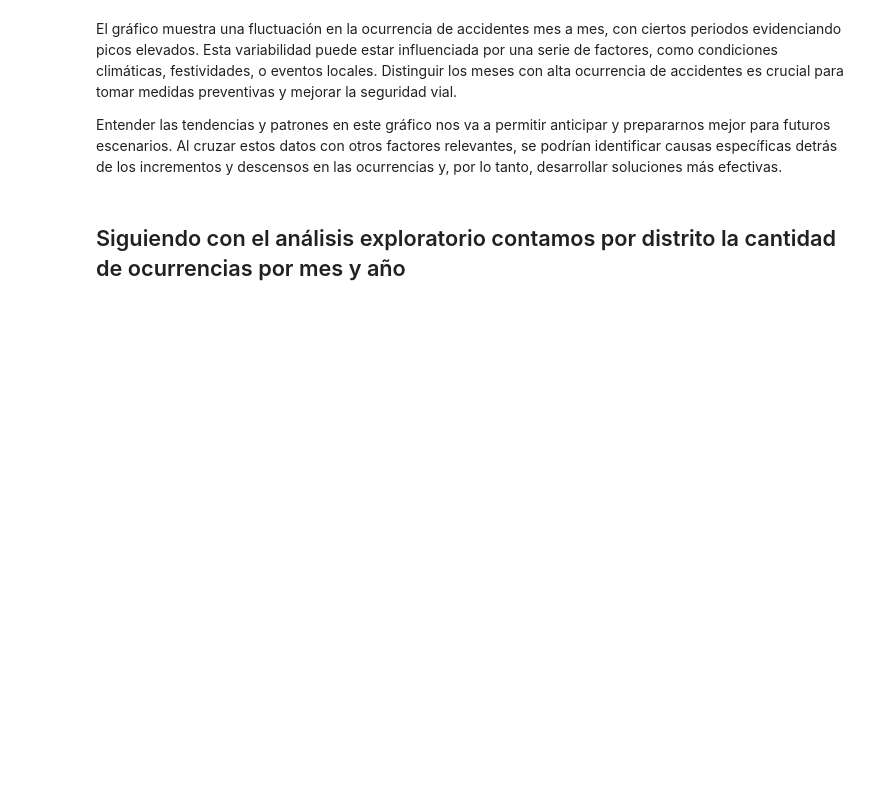
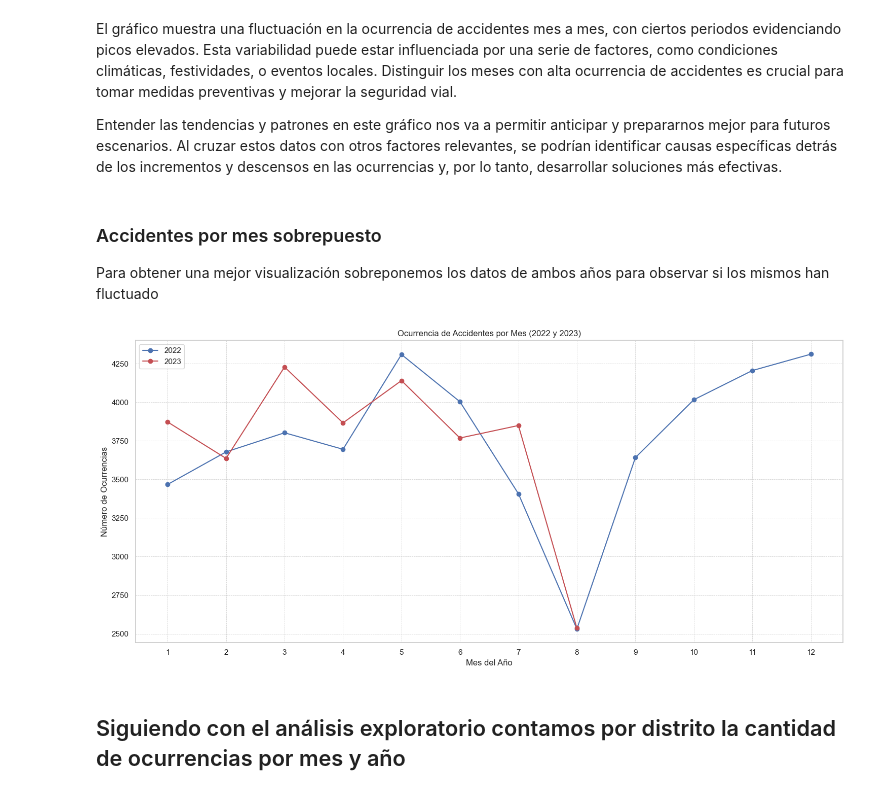
Before and after one commit to lucaramirezo/Traffic-Network-Transparency, a Jupyter notebook: Exploratory-Descriptive_Data_Analysis.ipynb, the cells around one changed output. Drawn from its saved outputs; the diff is of its cells as text; code cells hidden in the pictures; blank space fills up the shorter version.

Commit message:
Gráfico de accidentes por mes sobrepuesto

```diff
--- a/Exploratory-Descriptive_Data_Analysis.ipynb
+++ b/Exploratory-Descriptive_Data_Analysis.ipynb
@@ -73,6 +73,35 @@ plt.show()
 El gráfico muestra una fluctuación en la ocurrencia de accidentes mes a mes, con ciertos periodos evidenciando picos elevados. Esta variabilidad puede estar influenciada por una serie de factores, como condiciones climáticas, festividades, o eventos locales. Distinguir los meses con alta ocurrencia de accidentes es crucial para tomar medidas preventivas y mejorar la seguridad vial.
 
 Entender las tendencias y patrones en este gráfico nos va a permitir anticipar y prepararnos mejor para futuros escenarios. Al cruzar estos datos con otros factores relevantes, se podrían identificar causas específicas detrás de los incrementos y descensos en las ocurrencias y, por lo tanto, desarrollar soluciones más efectivas.
+# %% [markdown]
+### Accidentes por mes sobrepuesto
+Para obtener una mejor visualización sobreponemos los datos de ambos años para observar si los mismos han fluctuado
+# %%
+# Convertir la columna 'fecha' al formato de fecha y extraer el año y el mes
+combined_data['fecha'] = pd.to_datetime(combined_data['fecha'], format='%d/%m/%Y')
+combined_data['year'] = combined_data['fecha'].dt.year
+combined_data['month'] = combined_data['fecha'].dt.month
+# Agrupar los datos por año y mes, contando las ocurrencias
+monthly_ocurrency = combined_data.groupby(['year', 'month']).size().reset_index(name='ocurrencia')
+
+# Separar los datos por año para el gráfico
+ocurrency_2022 = monthly_ocurrency[monthly_ocurrency['year'] == 2022]
+ocurrency_2023 = monthly_ocurrency[monthly_ocurrency['year'] == 2023]
+
+# Generar el gráfico de líneas
+plt.figure(figsize=(15, 7))
+plt.plot(ocurrency_2022['month'], ocurrency_2022['ocurrencia'], marker='o', linestyle='-', color='b', label='2022')
+plt.plot(ocurrency_2023['month'], ocurrency_2023['ocurrencia'], marker='o', linestyle='-', color='r', label='2023')
+plt.title('Ocurrencia de Accidentes por Mes (2022 y 2023)')
+plt.xlabel('Mes del Año')
+plt.ylabel('Número de Ocurrencias')
+plt.xticks(range(1, 13))  # Asegurar que se muestran todos los meses
+plt.grid(True, which='both', linestyle='--', linewidth=0.5)
+plt.legend()
+plt.tight_layout()
+plt.show()
+# %% [output]
+[figure, added]
 # %% [markdown]
 ## Siguiendo con el análisis exploratorio contamos por distrito la cantidad de ocurrencias por mes y año
 # %%
```
